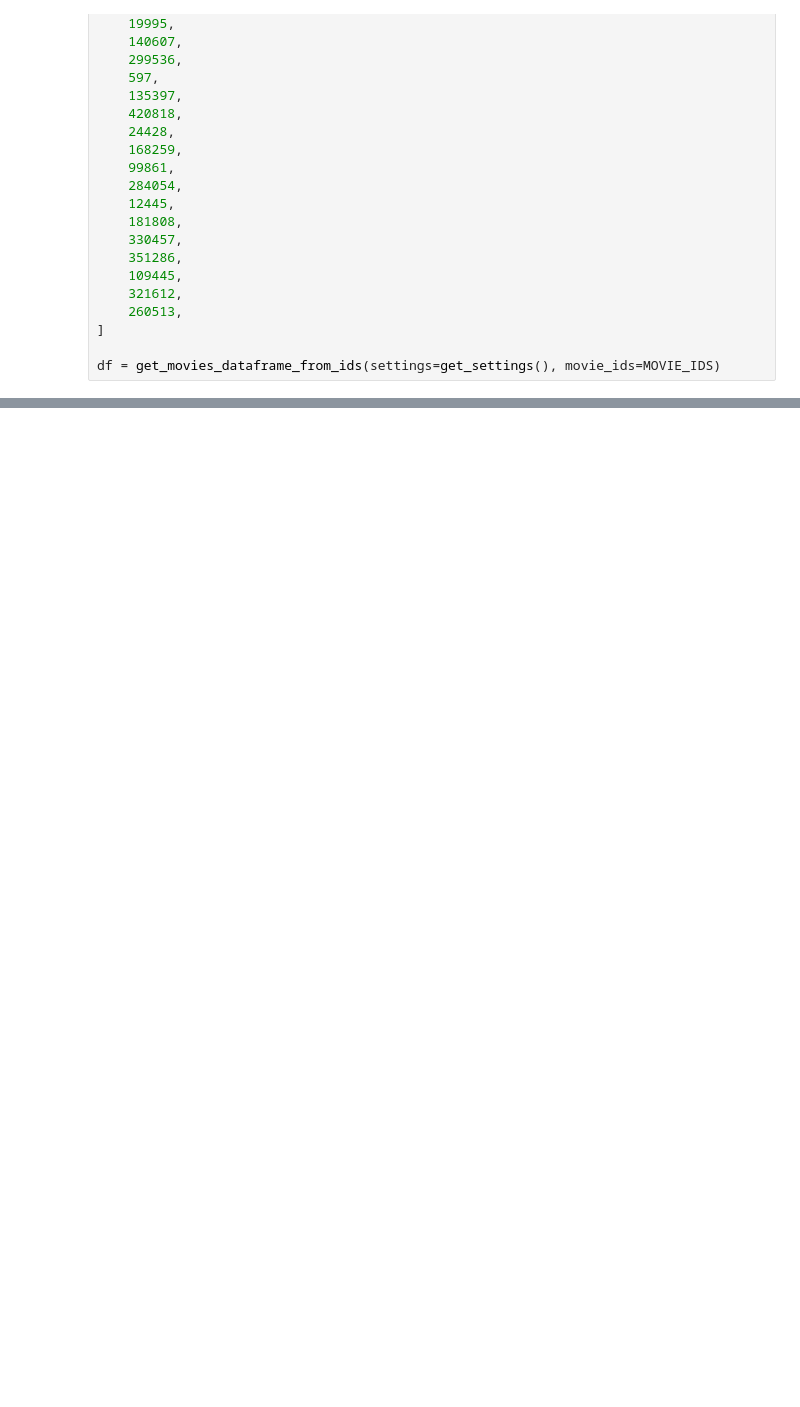
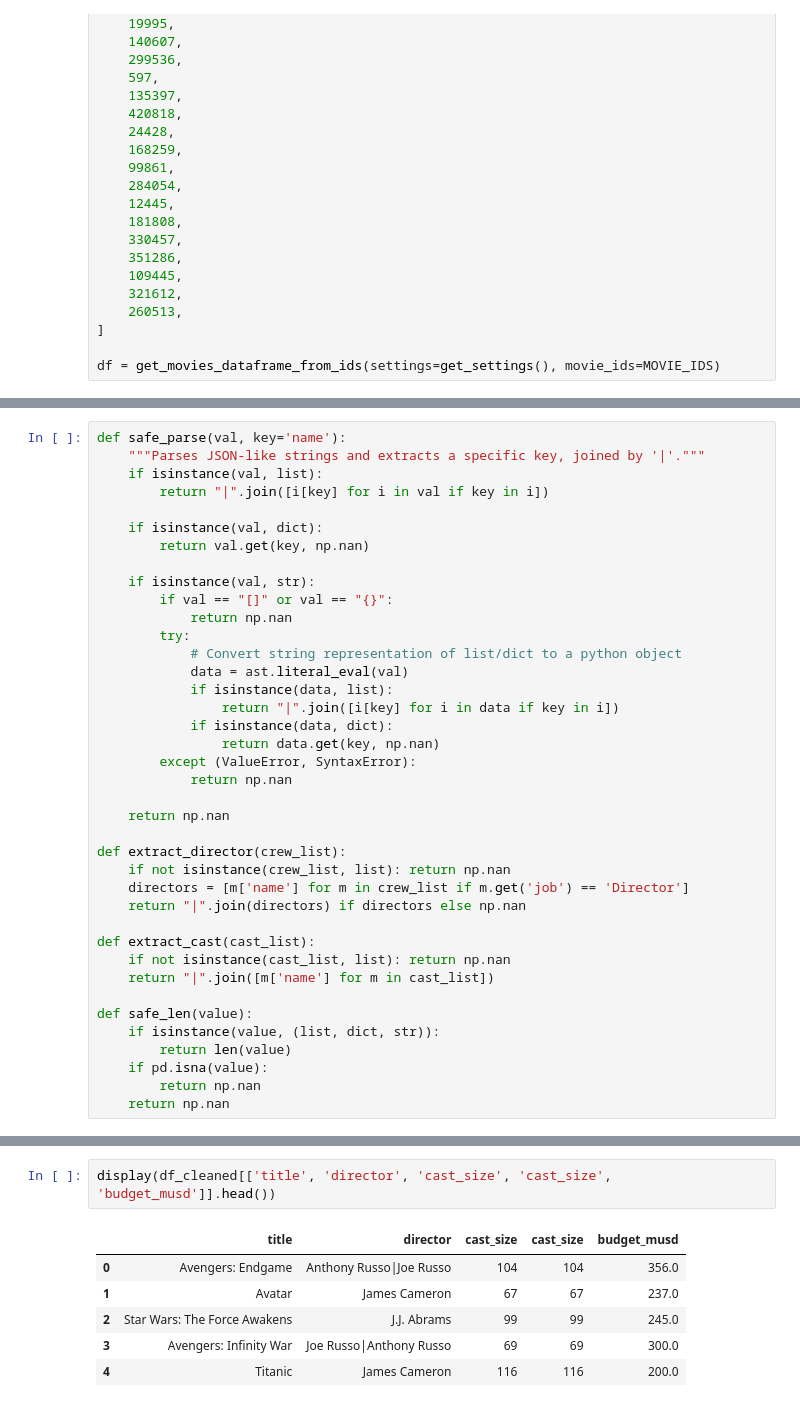
Before and after one commit to hubiverse/amalitech-de-labs, a Jupyter notebook: tmdb_movie/main.ipynb, the cells around one changed output, grey strips where cells are left out. Cells and saved outputs as stored; diff of their text form; blank space fills up the shorter version.

Commit message:
feat: add fetching credits, data cleaning and preprocessing

```diff
--- a/tmdb_movie/main.ipynb
+++ b/tmdb_movie/main.ipynb
@@ -153,0 +167,39 @@ display(inspection_cats)
+# %%
+def safe_parse(val, key='name'):
+    """Parses JSON-like strings and extracts a specific key, joined by '|'."""
+    if isinstance(val, list):
+        return "|".join([i[key] for i in val if key in i])
+
+    if isinstance(val, dict):
+        return val.get(key, np.nan)
+
+    if isinstance(val, str):
+        if val == "[]" or val == "{}":
+            return np.nan
+        try:
+            # Convert string representation of list/dict to a python object
+            data = ast.literal_eval(val)
+            if isinstance(data, list):
+                return "|".join([i[key] for i in data if key in i])
+            if isinstance(data, dict):
+                return data.get(key, np.nan)
+        except (ValueError, SyntaxError):
+            return np.nan
+
+    return np.nan
+
+def extract_director(crew_list):
+    if not isinstance(crew_list, list): return np.nan
+    directors = [m['name'] for m in crew_list if m.get('job') == 'Director']
+    return "|".join(directors) if directors else np.nan
+
+def extract_cast(cast_list):
+    if not isinstance(cast_list, list): return np.nan
+    return "|".join([m['name'] for m in cast_list])
+
+def safe_len(value):
+    if isinstance(value, (list, dict, str)):
+        return len(value)
+    if pd.isna(value):
+        return np.nan
+    return np.nan
@@ -153,0 +298,9 @@ display(inspection_cats)
+# %%
+display(df_cleaned[['title', 'director', 'cast_size', 'cast_size', 'budget_musd']].head())
+# %% [output]
+|  | title | director | cast_size | cast_size | budget_musd |
+| 0 | Avengers: Endgame | Anthony Russo|Joe Russo | 104 | 104 | 356.0 |
+| 1 | Avatar | James Cameron | 67 | 67 | 237.0 |
+| 2 | Star Wars: The Force Awakens | J.J. Abrams | 99 | 99 | 245.0 |
+| 3 | Avengers: Infinity War | Joe Russo|Anthony Russo | 69 | 69 | 300.0 |
+| 4 | Titanic | James Cameron | 116 | 116 | 200.0 |
```
Also changed, not shown: parts of 9 cells of this notebook, 3 other files.
